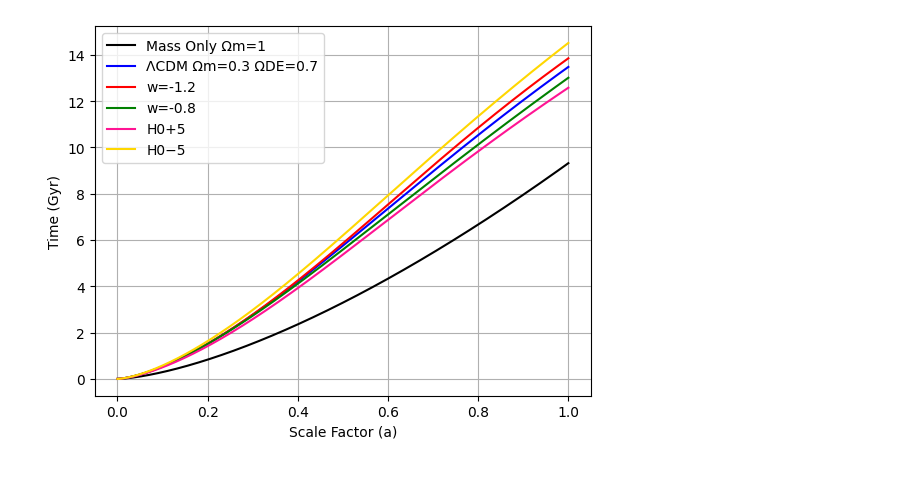
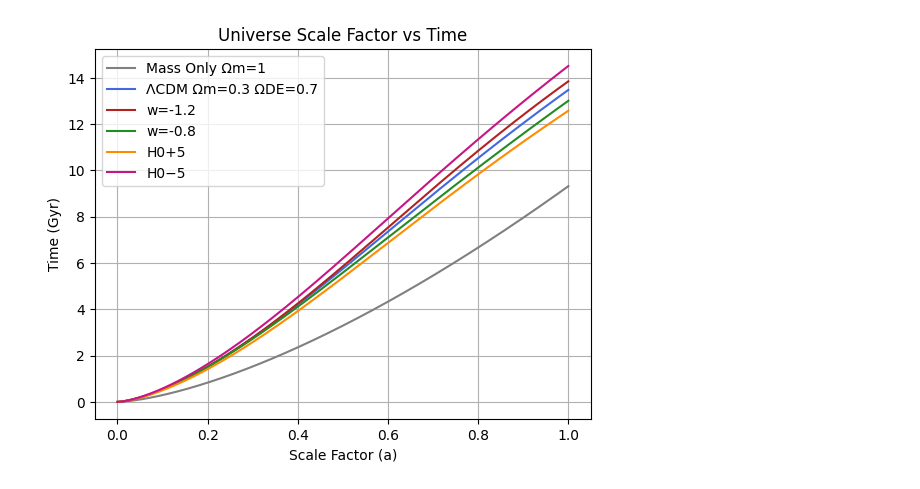
Before and after one commit to BloodyWombats/Phys3116_BeginnerCrew_BenChristianKhushi, a Jupyter notebook: graph.ipynb, the cells around one changed output. Drawn from its saved outputs; the diff is of its cells as text; code cells hidden in the pictures.

```diff
--- a/graph.ipynb
+++ b/graph.ipynb
@@ -61,16 +61,18 @@ time_LCDM3 = integrate_model(-0.8, 0.3, 0, 0.7, 0, inverse_hubble_constant)
 time_high  = integrate_model(-1, 0.3, 0, 0.7, 0, inverse_hubble_constant_higher)
 time_low   = integrate_model(-1, 0.3, 0, 0.7, 0, inverse_hubble_constant_lower)
 # %%
-plt.plot(alpha, time_mass, color='black', label='Mass Only Ωm=1')
-plt.plot(alpha, time_LCDM1, color='blue', label='ΛCDM Ωm=0.3 ΩDE=0.7')
-plt.plot(alpha, time_LCDM2, color='red', label='w=-1.2')
-plt.plot(alpha, time_LCDM3, color='green', label='w=-0.8')
-plt.plot(alpha, time_high, color='deeppink', label='H0+5')
-plt.plot(alpha, time_low, color='gold', label='H0−5')
+# Plotting
+plt.plot(alpha, time_mass, color='gray', label='Mass Only Ωm=1')
+plt.plot(alpha, time_LCDM1, color='royalblue', label='ΛCDM Ωm=0.3 ΩDE=0.7')
+plt.plot(alpha, time_LCDM2, color='firebrick', label='w=-1.2')
+plt.plot(alpha, time_LCDM3, color='forestgreen', label='w=-0.8')
+plt.plot(alpha, time_high, color='darkorange', label='H0+5')
+plt.plot(alpha, time_low, color='mediumvioletred', label='H0−5')
 plt.xlabel('Scale Factor (a)')
 plt.ylabel('Time (Gyr)')
+plt.title('Universe Scale Factor vs Time')
 plt.grid()
 plt.legend()
-plt.show()
+plt.show(block=False)
 # %% [output]
-[figure, old version]
+[figure, new version]
```
Also changed, not shown: parts of 1 cell of this notebook.
